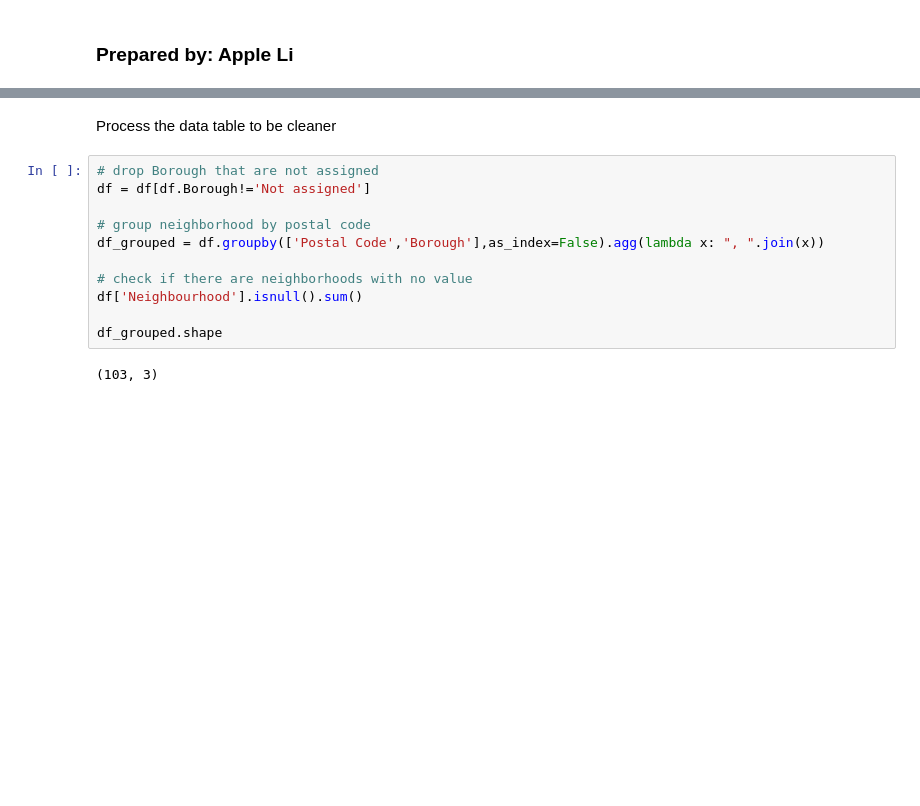
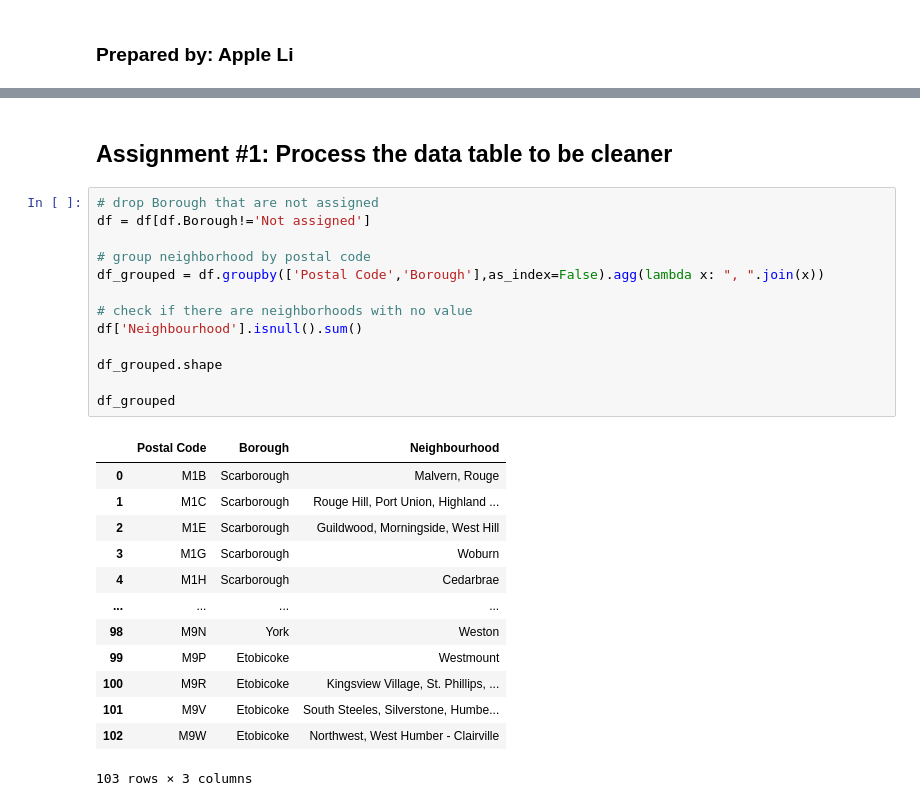
Before and after one commit to appleqqlee/Coursera_Capstone, a Jupyter notebook: Exploring Toronto Neighborhood.ipynb, the cells around one changed output, grey strips where cells are left out. Drawn from its saved outputs; the diff is of its cells as text; blank space fills up the shorter version.

```diff
--- a/Exploring Toronto Neighborhood.ipynb
+++ b/Exploring Toronto Neighborhood.ipynb
@@ -11,15 +9,29 @@ df = pd.read_html('https://en.wikipedia.org/wiki/List_of_postal_codes_of_Canada:
 # %% [markdown]
-Process the data table to be cleaner
+## Assignment #1: Process the data table to be cleaner
 # %%
 # drop Borough that are not assigned
 df = df[df.Borough!='Not assigned']
 
 # group neighborhood by postal code
 df_grouped = df.groupby(['Postal Code','Borough'],as_index=False).agg(lambda x: ", ".join(x))
 
 # check if there are neighborhoods with no value
 df['Neighbourhood'].isnull().sum()
 
 df_grouped.shape
+
+df_grouped
 # %% [output]
+|  | Postal Code | Borough | Neighbourhood |
+| 0 | M1B | Scarborough | Malvern, Rouge |
+| 1 | M1C | Scarborough | Rouge Hill, Port Union, Highland ... |
+| 2 | M1E | Scarborough | Guildwood, Morningside, West Hill |
+| 3 | M1G | Scarborough | Woburn |
+| 4 | M1H | Scarborough | Cedarbrae |
+| ... | ... | ... | ... |
+| 98 | M9N | York | Weston |
+| 99 | M9P | Etobicoke | Westmount |
+| 100 | M9R | Etobicoke | Kingsview Village, St. Phillips, ... |
+| 101 | M9V | Etobicoke | South Steeles, Silverstone, Humbe... |
+| 102 | M9W | Etobicoke | Northwest, West Humber - Clairville |
-(103, 3)
+103 rows × 3 columns
```
Also changed, not shown: parts of 25 cells of this notebook.
